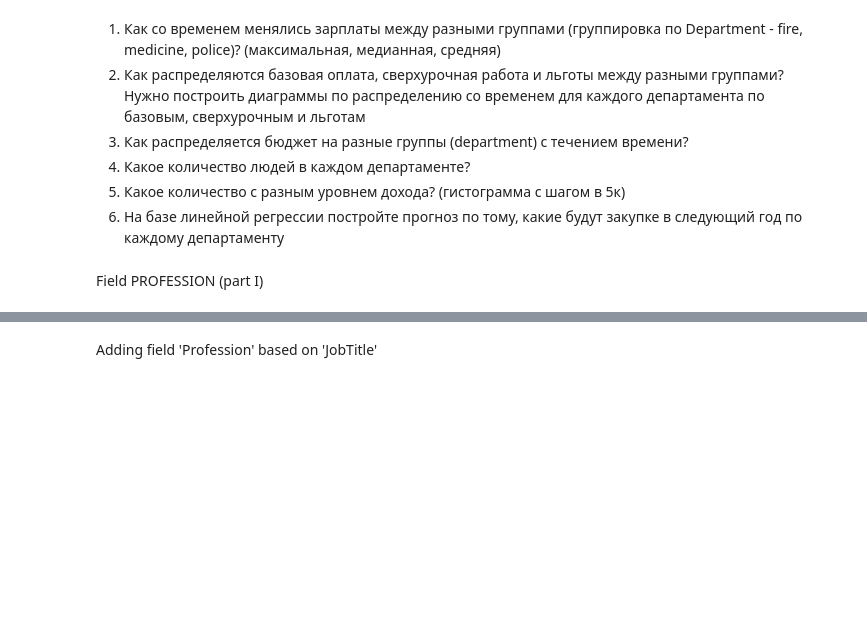
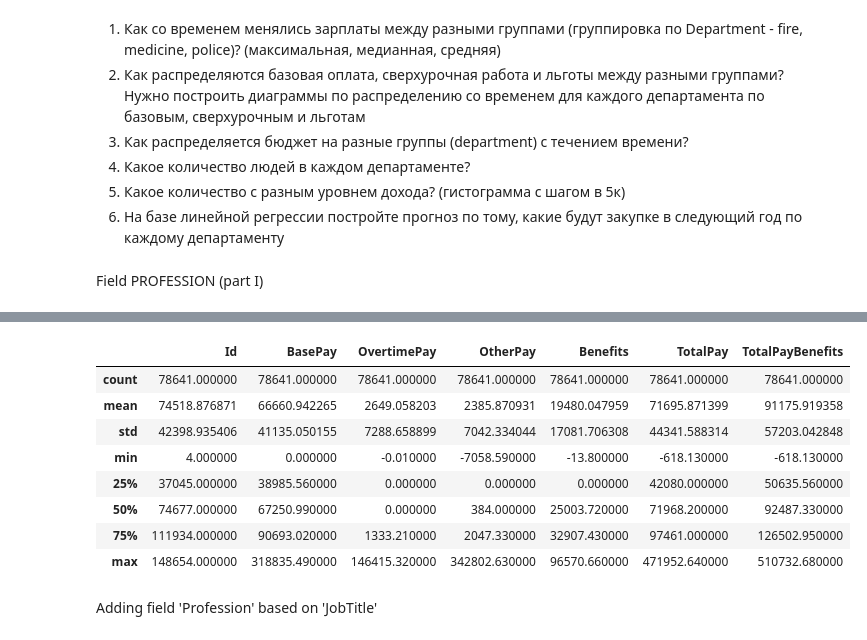
Before and after one commit to savitskaya-om/python, a Jupyter notebook: project/PROJECT.ipynb, the cells around one changed output, grey strips where cells are left out. Cells and saved outputs as stored; diff of their text form; code cells hidden in the pictures; blank space fills up the shorter version.

```diff
--- a/project/PROJECT.ipynb
+++ b/project/PROJECT.ipynb
@@ -367,3 +364,5 @@ profession_dict = {"police":"police", "fire" : "fire", "medical": "medicine", "t
 # %%
-for k,v in profession_dict.items():
-  sal.loc[sal['JobTitle'].str.lower().str.contains(k), "Profession"] = v
+def def_prof():
+  """function which fills in column 'Profession' in the dataset"""
+  for k,v in profession_dict.items():
+      sal.loc[(sal['JobTitle'].str.lower().str.contains(k)) & (sal['Profession']== 'TBD'), "Profession"] = v
@@ -390,3 +406,15 @@ Name: JobTitle, dtype: Int64
+# %%
+sal[sal.Profession == "TBD"].describe()
+# %% [output]
+|  | Id | BasePay | OvertimePay | OtherPay | Benefits | TotalPay | TotalPayBenefits |
+| count | 78641.000000 | 78641.000000 | 78641.000000 | 78641.000000 | 78641.000000 | 78641.000000 | 78641.000000 |
+| mean | 74518.876871 | 66660.942265 | 2649.058203 | 2385.870931 | 19480.047959 | 71695.871399 | 91175.919358 |
+| std | 42398.935406 | 41135.050155 | 7288.658899 | 7042.334044 | 17081.706308 | 44341.588314 | 57203.042848 |
+| min | 4.000000 | 0.000000 | -0.010000 | -7058.590000 | -13.800000 | -618.130000 | -618.130000 |
+| 25% | 37045.000000 | 38985.560000 | 0.000000 | 0.000000 | 0.000000 | 42080.000000 | 50635.560000 |
+| 50% | 74677.000000 | 67250.990000 | 0.000000 | 384.000000 | 25003.720000 | 71968.200000 | 92487.330000 |
+| 75% | 111934.000000 | 90693.020000 | 1333.210000 | 2047.330000 | 32907.430000 | 97461.000000 | 126502.950000 |
+| max | 148654.000000 | 318835.490000 | 146415.320000 | 342802.630000 | 96570.660000 | 471952.640000 | 510732.680000 |
 # %% [markdown]
 Adding field 'Profession' based on 'JobTitle'
 # %%
```
Also changed, not shown: parts of 12 cells of this notebook.
